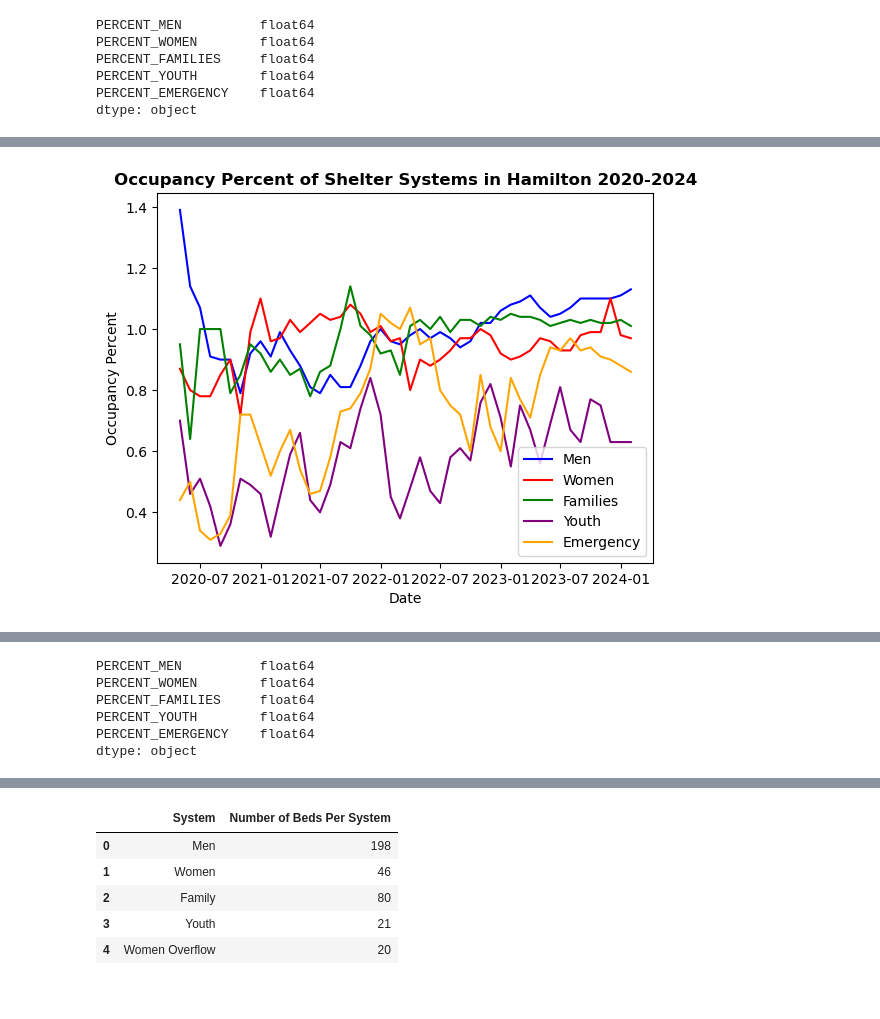
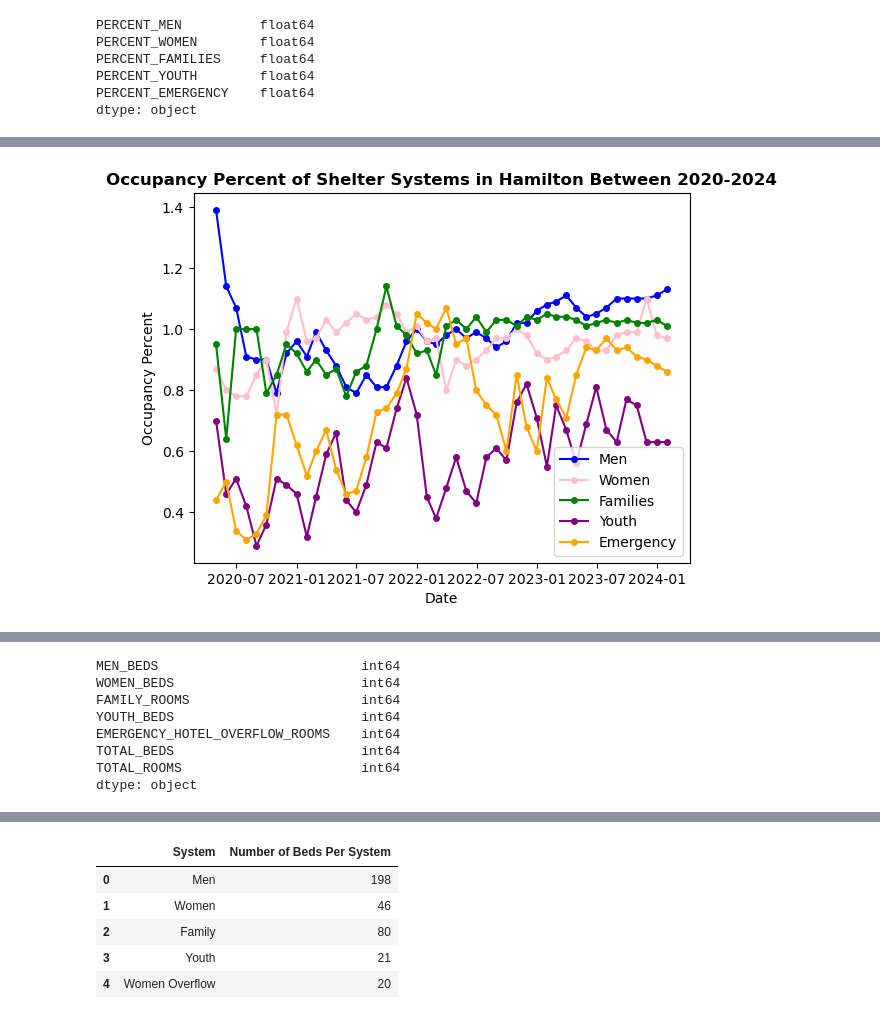
Before and after one commit to keyanap/YWCA-Gender-Based-Safety-Audit, a Jupyter notebook: Hamilton_Shelter_Occupancy.ipynb, the cells around one changed output, grey strips where cells are left out. Drawn from its saved outputs; the diff is of its cells as text; code cells hidden in the pictures.

Commit message:
visualizations stylizations and statistics

```diff
--- a/Hamilton_Shelter_Occupancy.ipynb
+++ b/Hamilton_Shelter_Occupancy.ipynb
@@ -97,27 +122,37 @@ dtype: object
 # %%
 # Lines for plot
-plt.plot(shelter_occupancy.index, shelter_occupancy['PERCENT_MEN'], color='blue', label='Men')
-plt.plot(shelter_occupancy.index, shelter_occupancy['PERCENT_WOMEN'], color='red', label='Women')
-plt.plot(shelter_occupancy.index, shelter_occupancy['PERCENT_FAMILIES'], color='green', label='Families')
-plt.plot(shelter_occupancy.index, shelter_occupancy['PERCENT_YOUTH'], color='purple', label='Youth')
-plt.plot(shelter_occupancy.index, shelter_occupancy['PERCENT_EMERGENCY'], color='orange', label='Emergency')
+plt.plot(shelter_occupancy.index, shelter_occupancy['PERCENT_MEN'], color='blue',
+         marker='o', markersize=4, label='Men')
+plt.plot(shelter_occupancy.index, shelter_occupancy['PERCENT_WOMEN'], color='pink',
+         marker='o', markersize=4, label='Women')
+plt.plot(shelter_occupancy.index, shelter_occupancy['PERCENT_FAMILIES'], color='green',
+         marker='o', markersize=4, label='Families')
+plt.plot(shelter_occupancy.index, shelter_occupancy['PERCENT_YOUTH'], color='purple',
+         marker='o', markersize=4, label='Youth')
+plt.plot(shelter_occupancy.index, shelter_occupancy['PERCENT_EMERGENCY'], color='orange',
+         marker='o', markersize=4, label='Emergency')
 
 # Title of the plot
-plt.title('Occupancy Percent of Shelter Systems in Hamilton 2020-2024')
-# Bold title
-plt.title('Occupancy Percent of Shelter Systems in Hamilton 2020-2024', fontweight='bold')
+plt.title('Occupancy Percent of Shelter Systems in Hamilton Between 2020-2024', fontweight='bold')
 
 # Label for x and y axis
 plt.xlabel('Date')
 plt.ylabel('Occupancy Percent')
 
-# Add Legend
+
+# Place x ticks
+plt.xticks()
+
+# Legend
 plt.legend(loc='lower right')
+
+# Save the plot
+plt.savefig('Images/Occupancy Percent of Shelter Systems in Hamilton Between 2020-2024.png', bbox_inches='tight')
 
 # Plot the data
 plt.show()
 # %% [output]
-[figure, old version]
+[figure, new version]
 # %%
 # file to load
 file = Path("Resources/Shelter_Beds_Available.csv")
@@ -183,11 +218,13 @@ shelter_beds.head()
 | 2020-05-31 | 127 | 46 | 20 | 21 | 43 | 194 | 63 |
 # %%
 # Check data types
-shelter_occupancy.dtypes
+shelter_beds.dtypes
 # %% [output]
-PERCENT_MEN          float64
-PERCENT_WOMEN        float64
-PERCENT_FAMILIES     float64
-PERCENT_YOUTH        float64
-PERCENT_EMERGENCY    float64
+MEN_BEDS                          int64
+WOMEN_BEDS                        int64
+FAMILY_ROOMS                      int64
+YOUTH_BEDS                        int64
+EMERGENCY_HOTEL_OVERFLOW_ROOMS    int64
+TOTAL_BEDS                        int64
+TOTAL_ROOMS                       int64
 dtype: object
```
Also changed, not shown: parts of 7 cells of this notebook, 13 other files.
